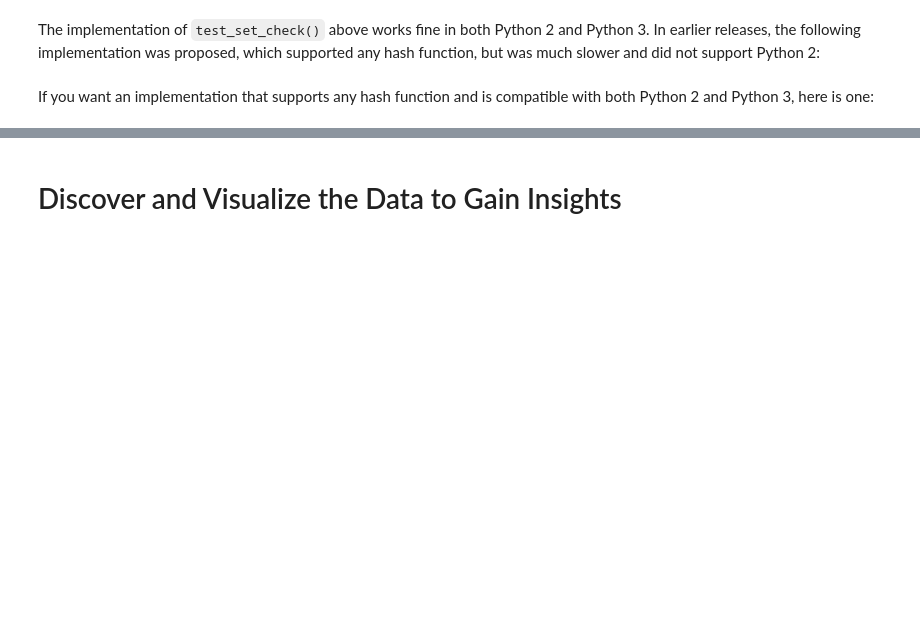
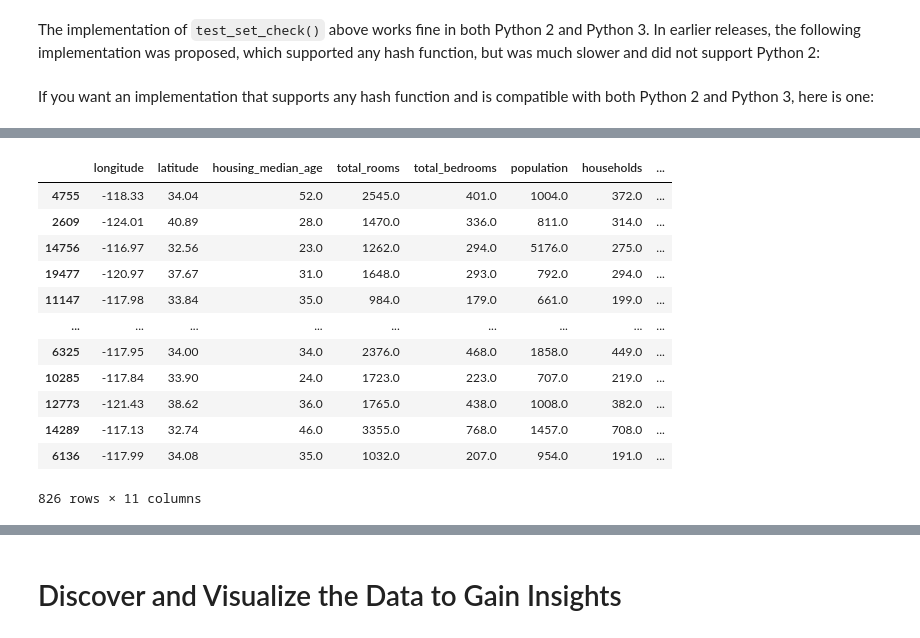
Before and after one commit to suka1901/handson-ml2, a Jupyter notebook: 02_end_to_end_machine_learning_project.ipynb, the cells around one changed output, grey strips where cells are left out. Cells and saved outputs as stored; diff of their text form; code cells hidden in the pictures; blank space fills up the shorter version.

```diff
--- a/02_end_to_end_machine_learning_project.ipynb
+++ b/02_end_to_end_machine_learning_project.ipynb
@@ -325,6 +373,22 @@ compare_props = pd.DataFrame({
 }).sort_index()
 compare_props["Rand. %error"] = 100 * compare_props["Random"] / compare_props["Overall"] - 100
 compare_props["Strat. %error"] = 100 * compare_props["Stratified"] / compare_props["Overall"] - 100
+# %%
+strat_test_set
+# %% [output]
+|  | longitude | latitude | housing_median_age | total_rooms | total_bedrooms | population | households | ... |
+| 4755 | -118.33 | 34.04 | 52.0 | 2545.0 | 401.0 | 1004.0 | 372.0 | ... |
+| 2609 | -124.01 | 40.89 | 28.0 | 1470.0 | 336.0 | 811.0 | 314.0 | ... |
+| 14756 | -116.97 | 32.56 | 23.0 | 1262.0 | 294.0 | 5176.0 | 275.0 | ... |
+| 19477 | -120.97 | 37.67 | 31.0 | 1648.0 | 293.0 | 792.0 | 294.0 | ... |
+| 11147 | -117.98 | 33.84 | 35.0 | 984.0 | 179.0 | 661.0 | 199.0 | ... |
+| ... | ... | ... | ... | ... | ... | ... | ... | ... |
+| 6325 | -117.95 | 34.00 | 34.0 | 2376.0 | 468.0 | 1858.0 | 449.0 | ... |
+| 10285 | -117.84 | 33.90 | 24.0 | 1723.0 | 223.0 | 707.0 | 219.0 | ... |
+| 12773 | -121.43 | 38.62 | 36.0 | 1765.0 | 438.0 | 1008.0 | 382.0 | ... |
+| 14289 | -117.13 | 32.74 | 46.0 | 3355.0 | 768.0 | 1457.0 | 708.0 | ... |
+| 6136 | -117.99 | 34.08 | 35.0 | 1032.0 | 207.0 | 954.0 | 191.0 | ... |
+826 rows × 11 columns
 # %%
 compare_props
 # %% [output]
```
Also changed, not shown: parts of 45 cells of this notebook.
